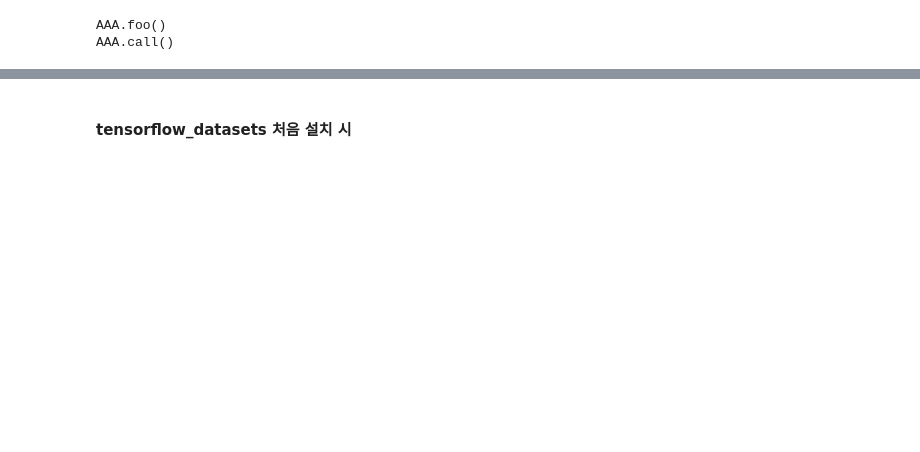
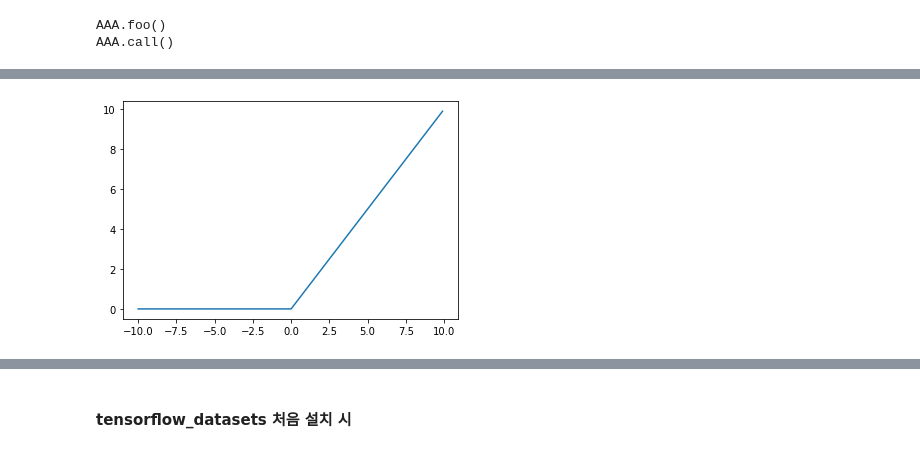
Before and after one commit to imguru-mooc/relay_nlp, a Jupyter notebook: 소스/ch09/Transformer.ipynb, the cells around one changed output, grey strips where cells are left out. Cells and saved outputs as stored; diff of their text form; code cells hidden in the pictures; blank space fills up the shorter version.

```diff
--- a/소스/ch09/Transformer.ipynb
+++ b/소스/ch09/Transformer.ipynb
@@ -468,0 +481,21 @@ print(create_padding_mask(tf.constant([[1, 21, 777, 0, 0]])))
+# %%
+x = np.array([[1,450],
+              [3,350],
+              [2,300],
+              [4,250],
+              [5,100]])
+mean = np.mean(x, axis=0)
+print(mean)
+std  = np.std(x, axis=0)
+print(std)
+x_scaled = (x - mean) / std   # (5,2) - (5,2)
+print(x_scaled)
+print(np.mean(x_scaled, axis=0))
+print(np.std(x_scaled, axis=0))
+
+gamma = 2
+beta = 3
+x_scaled = x_scaled*gamma + beta
+print(x_scaled)
+print(np.mean(x_scaled, axis=0))
+print(np.std(x_scaled, axis=0))
@@ -469,3 +519,13 @@ print(create_padding_mask(tf.constant([[1, 21, 777, 0, 0]])))
+# %%
+def relu(x):
+    return np.maximum(0,x)
+
+x = np.arange(-10, 10, 0.1)
+y = relu(x)
+plt.plot(x,y)
+plt.show()
+# %% [output]
+[figure, added]
 # %%
 def encoder_layer(dff, d_model, num_heads, dropout, name="encoder_layer"):
     inputs = tf.keras.Input(shape=(None, d_model), name="inputs")
```
Also changed, not shown: parts of 36 cells of this notebook.
